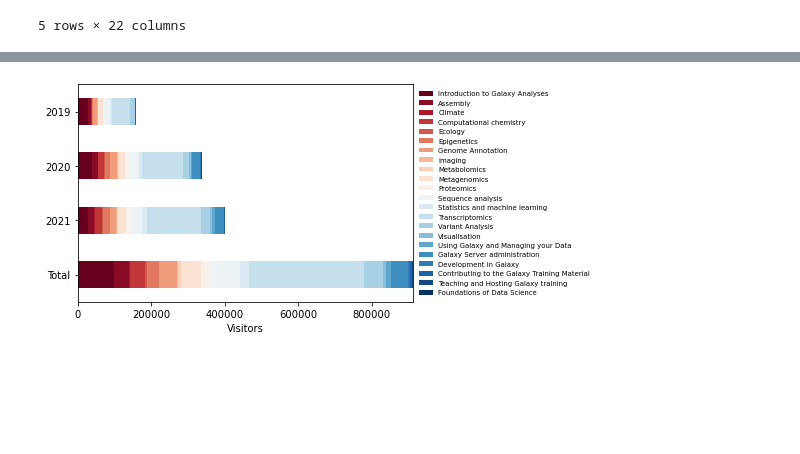
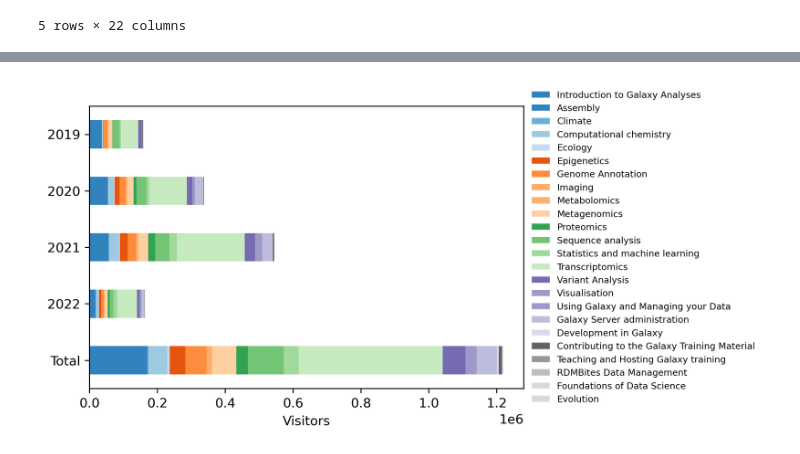
Before and after one commit to galaxyproject/GTN-community-paper-2020, a Jupyter notebook: src/analyze_website_analytics.ipynb, the cells around one changed output, grey strips where cells are left out. Cells and saved outputs as stored; diff of their text form; code cells hidden in the pictures; blank space fills up the shorter version.

```diff
--- a/src/analyze_website_analytics.ipynb
+++ b/src/analyze_website_analytics.ipynb
@@ -423,6 +421,7 @@ def get_total_per_year(df, year):
     return(get_total(sub_df, year))
 # %%
 df = (get_total(visitors_over_month, 'Total')
+    .merge(get_total_per_year(visitors_over_month, "2022"), how="outer")
     .merge(get_total_per_year(visitors_over_month, "2021"), how="outer")
     .merge(get_total_per_year(visitors_over_month, "2020"), how="outer")
     .merge(get_total_per_year(visitors_over_month, "2019"), how="outer")
@@ -439,15 +439,15 @@ df
 # %%
 fig, ax = plt.subplots()
 fig.set_dpi(300)
 (df
     .drop(columns=['All'])
-    .plot.barh(stacked=True, ax=ax, colormap='RdBu'))
+    .plot.barh(stacked=True, ax=ax, colormap='tab20c'))
 plt.xlabel('Visitors')
 ax.legend(
     loc='center left',
     bbox_to_anchor=(1, 0.5),
     frameon=False,
     fontsize='x-small')
 plt.savefig('../images/analytics-topics-users.png', bbox_inches='tight')
 # %% [output]
-[figure, old version]
+[figure, new version]
```
Also changed, not shown: parts of 9 cells of this notebook, 18 other files.
